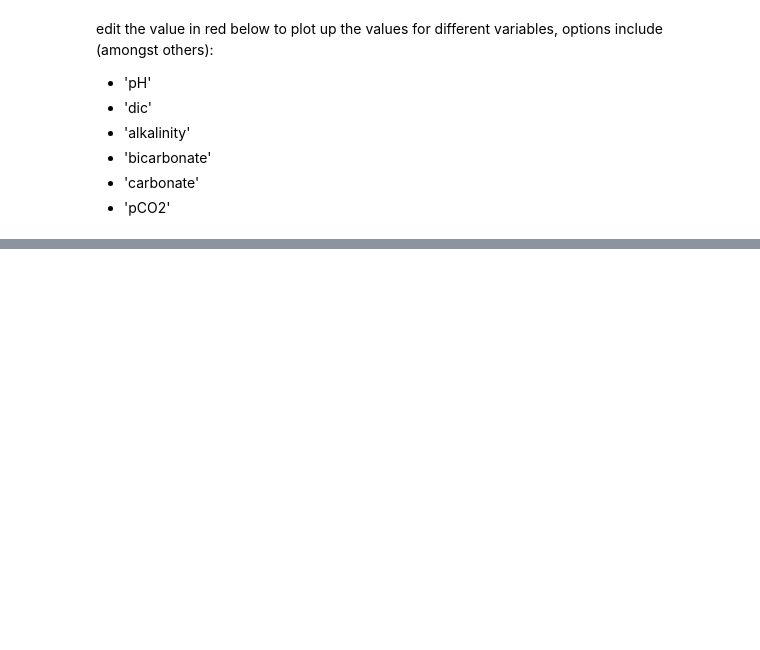
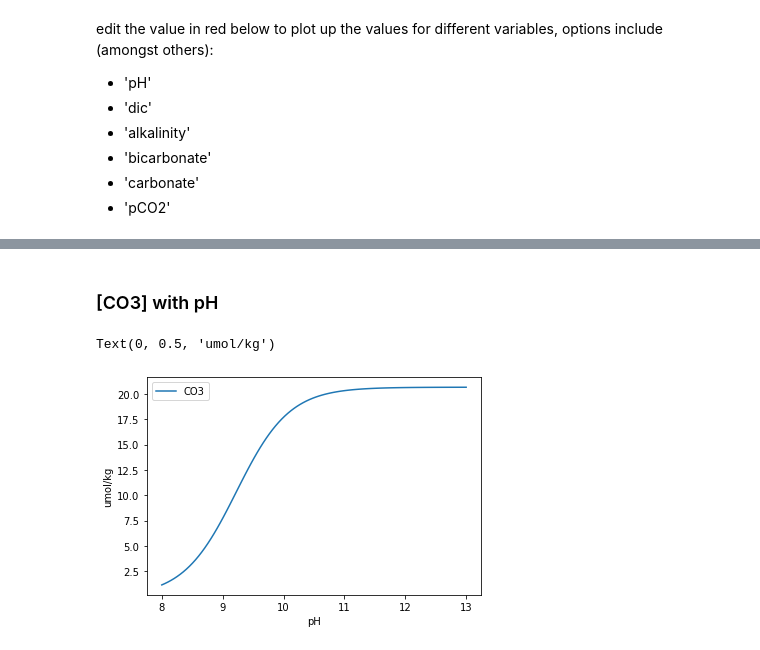
Before and after one commit to PaulHalloran/Jupiter_notebooks_halloran, a Jupyter notebook: SeaCURE_pH_calculatoins.ipynb, the cells around one changed output, grey strips where cells are left out. Drawn from its saved outputs; the diff is of its cells as text; code cells hidden in the pictures; blank space fills up the shorter version.

```diff
--- a/SeaCURE_pH_calculatoins.ipynb
+++ b/SeaCURE_pH_calculatoins.ipynb
@@ -269,0 +290,33 @@ f
+# %%
+seawater_temperature = 10.0 # degrees C
+seawater_salinity = 35.0 # psu
+inflow_seawater_alkalinity = 2300.0 # µeq/kg
+inflow_seawater_dissolved_inorganic_carbon = 2100.0 # µmol/kg
+fraction_of_water_passing_through_ED_acid_stream = 0.1 # decimal fraction of the incoming seawater stream diverted through the ED unit
+pH_in_seawater_co2_stripper = 4.0
+fraction_of_possible_co2_extracted_to_gas_stream = 1.0 # fraction of the available CO2 removed from teh seawater in the sewater Co2 stripper
+fraction_of_water_passing_through_ED_base_stream = fraction_of_water_passing_through_ED_acid_stream # initial assumption is that the same volume of fluid is passing through the ED cell's base stream as through the acid stream
+fraction_of_co2_depleted_water_in_final_outflow = 0.25 # i.e. how much unpricessed seawater if being mixed with the processed water when returned back to the ocean
+# %%
+pH_values = np.linspace(8,13,100)
+
+kwargs_high_pH = dict(
+    par1 = ED_cell_base_seawater['dic'].values,  # Value of the first parameter
+    par2 = pH_values,  # Value of the second parameter, which is a long vector of different DIC's!
+    par2_type = 3,  # The first parameter supplied is of type "1", which is "alkalinity"
+    par1_type = 2,  # The second parameter supplied is of type "2", which is "DIC"
+    salinity = seawater_salinity,  # Salinity of the sample
+    temperature = seawater_temperature,  # Temperature at input conditions
+)
+
+output = pd.DataFrame.from_dict(pyco2.sys(**kwargs_high_pH))
+# %% [markdown]
+### [CO3] with pH
+# %%
+plt.plot(output.pH,output.CO3,label='CO3')
+plt.legend()
+plt.xlabel('pH')
+plt.ylabel('umol/kg')
+# %% [output]
+Text(0, 0.5, 'umol/kg')
+[figure, added]
```
Also changed, not shown: parts of 6 cells of this notebook.
